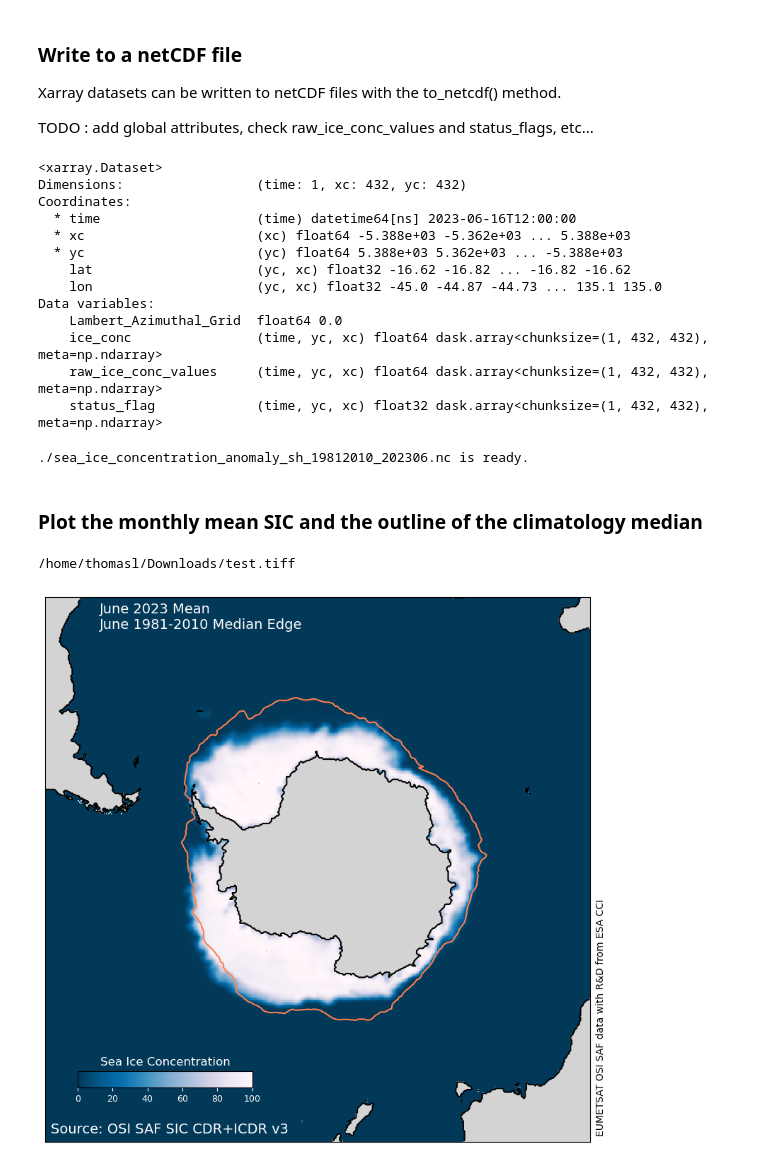
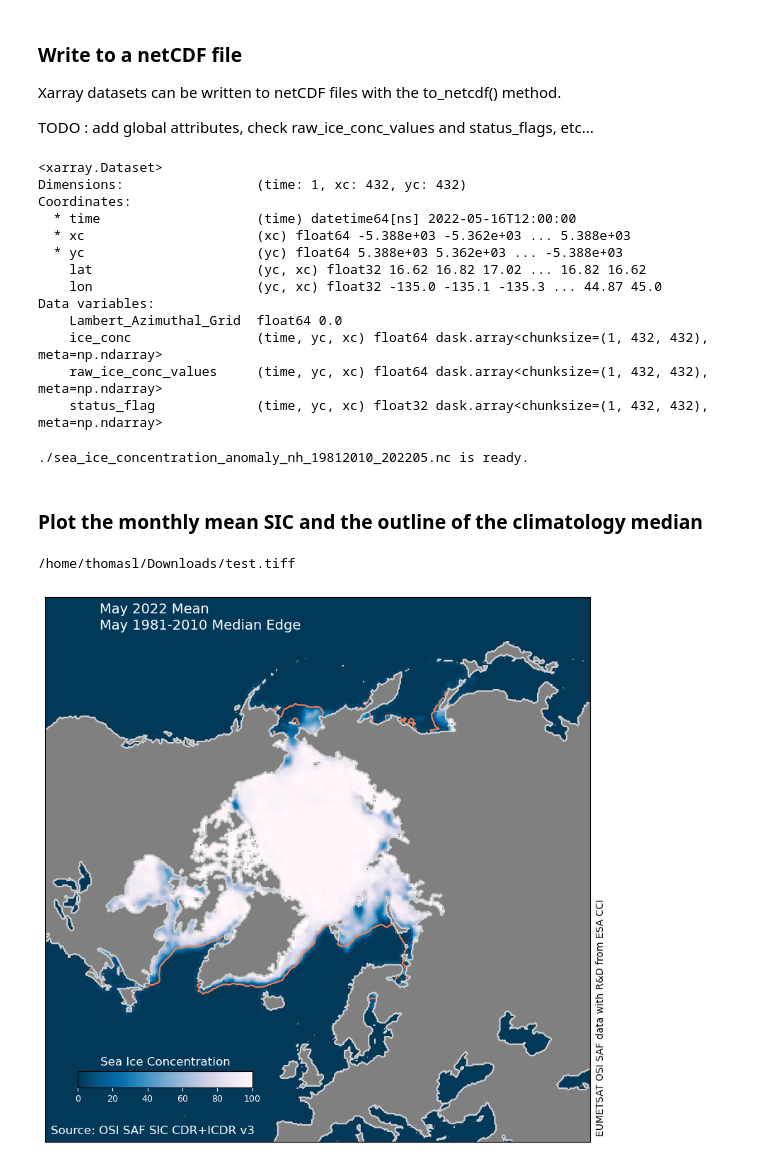
Before and after one commit to TomLav/snippets, a Jupyter notebook: Monthly Sea Ice Concentration Anomalies.ipynb, the cells around one changed output. Cells and saved outputs as stored; diff of their text form; code cells hidden in the pictures.

```diff
--- a/Monthly Sea Ice Concentration Anomalies.ipynb
+++ b/Monthly Sea Ice Concentration Anomalies.ipynb
@@ -13,8 +14,8 @@ from copy import copy
 # %% [markdown]
 Configuration of the run
 # %%
-dt = date(2023,6,12)
-area = 'sh'
+dt = date(2022,5,12)
+area = 'nh'
 outdir = '.'
 indirs = None
 
@@ -98,9 +99,12 @@ def reconstruct_sic(ds):
     status_flag = ds['status_flag'].to_masked_array().astype('short')
 
     # combine ice_conc with raw_ice_conc_values using the status_flag
-    ice_conc[ice_conc==100] = raw_ice_conc_values[ice_conc==100]
-    ice_conc[(status_flag & 4) == 4] = raw_ice_conc_values[(status_flag & 4) == 4]
+    new_ice_conc = copy(ice_conc)
+    raw_100_mask = np.array((ice_conc==100) * (~raw_ice_conc_values.mask))
+    new_ice_conc[raw_100_mask] = raw_ice_conc_values[raw_100_mask]
+
+    new_ice_conc[(status_flag & 4) == 4] = raw_ice_conc_values[(status_flag & 4) == 4]
 
     # re-enter "full" ice_conc into the xarray dataset
-    ds['ice_conc'][:] = ice_conc
+    ds['ice_conc'][:] = new_ice_conc
     return ds
@@ -148,11 +170,11 @@ print(month_anomaly)
 <xarray.Dataset>
 Dimensions:                 (time: 1, xc: 432, yc: 432)
 Coordinates:
-  * time                    (time) datetime64[ns] 2023-06-16T12:00:00
+  * time                    (time) datetime64[ns] 2022-05-16T12:00:00
   * xc                      (xc) float64 -5.388e+03 -5.362e+03 ... 5.388e+03
   * yc                      (yc) float64 5.388e+03 5.362e+03 ... -5.388e+03
-    lat                     (yc, xc) float32 -16.62 -16.82 ... -16.82 -16.62
-    lon                     (yc, xc) float32 -45.0 -44.87 -44.73 ... 135.1 135.0
+    lat                     (yc, xc) float32 16.62 16.82 17.02 ... 16.82 16.62
+    lon                     (yc, xc) float32 -135.0 -135.1 -135.3 ... 44.87 45.0
 Data variables:
     Lambert_Azimuthal_Grid  float64 0.0
     ice_conc                (time, yc, xc) float64 dask.array<chunksize=(1, 432, 432), meta=np.ndarray>
@@ -166,7 +188,7 @@ month_anomaly.to_netcdf(outname)
 # %%
 print(outname, "is ready.")
 # %% [output]
-./sea_ice_concentration_anomaly_sh_19812010_202306.nc is ready.
+./sea_ice_concentration_anomaly_nh_19812010_202205.nc is ready.
 # %% [markdown]
 ### Plot the monthly mean SIC and the outline of the climatology median
 # %%
@@ -179,36 +201,43 @@ from mpl_toolkits.axes_grid1.inset_locator import inset_axes
 
 cmap = copy(cm.ice)
 cmap = copy(plt.colormaps['PuBu_r'])
-cmap.set_bad('lightgrey')
+#cmap = copy(plt.colormaps['Blues_r'])
+cmap.set_bad('grey')
+
+with_median = True
 
 fig, ax = plt.subplots(figsize=(10,10))
 cols = ax.imshow(month_ds['ice_conc'][0].to_masked_array(),
           interpolation='none', vmin=0, vmax=100, cmap=cmap)
 ax.contour(np.nan_to_num(month_ds['ice_conc'][0].values,nan=-10), levels=(-10.,),
-           colors='black', linestyles='-')
-ax.contour(climo_med['ice_conc'], levels=(15.,), colors='coral',)
+           colors='lightgrey', linestyles='-')
+if with_median:
+    ax.contour(climo_med['ice_conc'], levels=(15.,), colors='coral',)
 
 cbaxes = inset_axes(ax, width="32%", height="3%", loc=3, borderpad=0,
                     bbox_to_anchor=(0.06, 0.1, 1, 1),
                     bbox_transform=ax.transAxes)
 cbar = plt.colorbar(cols, cax=cbaxes, orientation="horizontal",)
 cbar.ax.set_title('Sea Ice Concentration',fontsize=12,color='w')
 cbar.ax.tick_params(labelsize=9,colors='w')
 
 ax.set_xticks([])
 ax.set_yticks([])
-ax.text(0.1,0.99,'{d:%B %Y} Mean\n{d:%B} {c1:}-{c2:} Median Edge'.format(d=dt, c1=climo[0], c2=climo[1]),
+ax.text(0.1,0.99,'{d:%B %Y} Mean'.format(d=dt),
+        va='top', transform=ax.transAxes, color='w', fontsize=14,)
+if with_median:
+    ax.text(0.1,0.96,'{d:%B} {c1:}-{c2:} Median Edge'.format(d=dt, c1=climo[0], c2=climo[1]),
         va='top', transform=ax.transAxes, color='w', fontsize=14,)
 ax.text(1.01,0.01,'EUMETSAT OSI SAF data with R&D from ESA CCI',
         rotation=90, ha='left', va='bottom', transform=ax.transAxes)
-ax.text(0.01,0.01,'Source: OSI SAF SIC CDR+ICDR v3', fontsize=14,
+ax.text(0.01,0.01,'Source: OSI SAF SIC CDR+ICDR v3', fontsize=12,
         va='bottom', transform=ax.transAxes, color='w',)
 
 outname = '/home/thomasl/Downloads/test.tiff'
 plt.savefig(outname, bbox_inches='tight')
 print(outname)
 
 plt.show()
 # %% [output]
 /home/thomasl/Downloads/test.tiff
-[figure, old version]
+[figure, new version]
```
Also changed, not shown: parts of 6 cells of this notebook.
